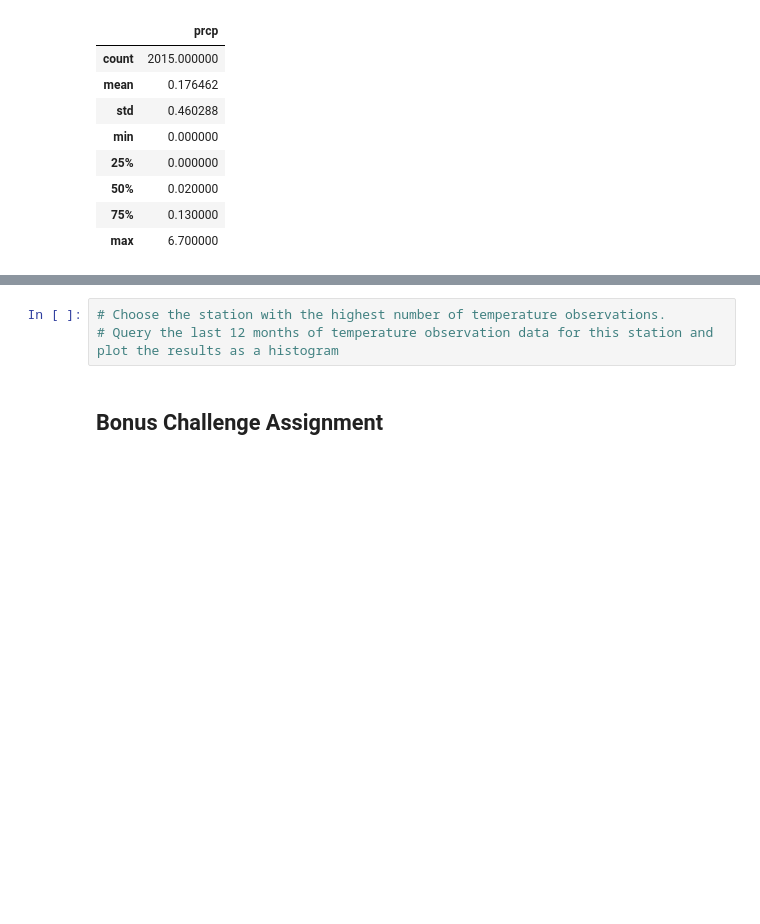
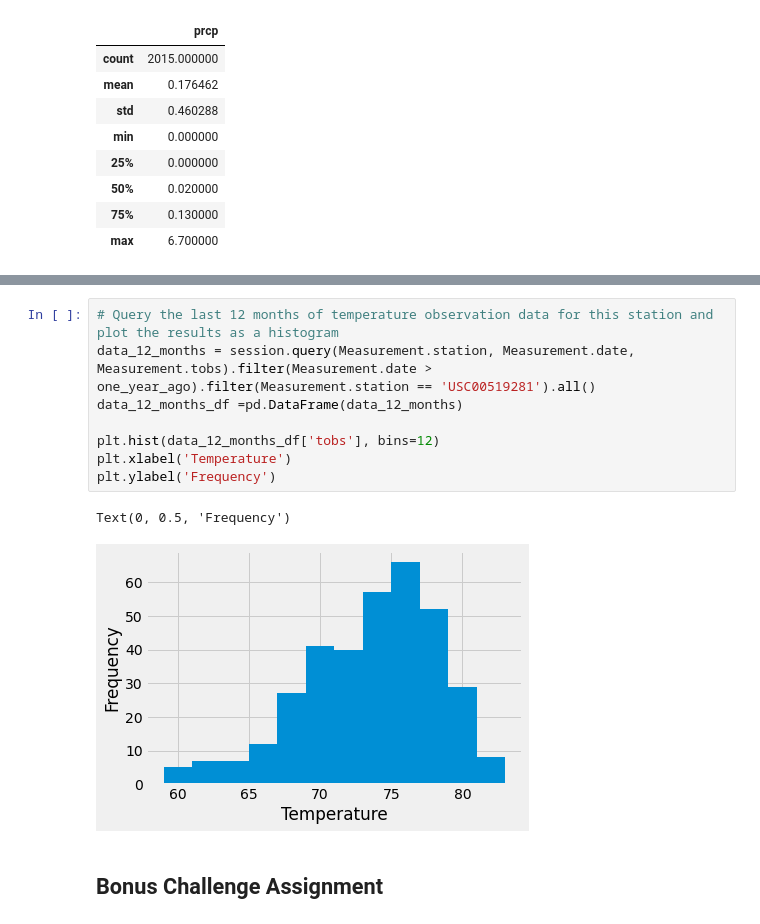
Before and after one commit to MohanPanga/sqlalchemy-challenge, a Jupyter notebook: climate_starter.ipynb, the cells around one changed output, grey strips where cells are left out. Cells and saved outputs as stored; diff of their text form; blank space fills up the shorter version.

```diff
--- a/climate_starter.ipynb
+++ b/climate_starter.ipynb
@@ -121,6 +192,14 @@ result_df.describe()
 # %%
-# Choose the station with the highest number of temperature observations.
 # Query the last 12 months of temperature observation data for this station and plot the results as a histogram
+data_12_months = session.query(Measurement.station, Measurement.date, Measurement.tobs).filter(Measurement.date > one_year_ago).filter(Measurement.station == 'USC00519281').all()
+data_12_months_df =pd.DataFrame(data_12_months)
+
+plt.hist(data_12_months_df['tobs'], bins=12)
+plt.xlabel('Temperature')
+plt.ylabel('Frequency')
+# %% [output]
+Text(0, 0.5, 'Frequency')
+[figure, added]
 # %% [markdown]
 ## Bonus Challenge Assignment
 # %%
```
Also changed, not shown: parts of 7 cells of this notebook.
